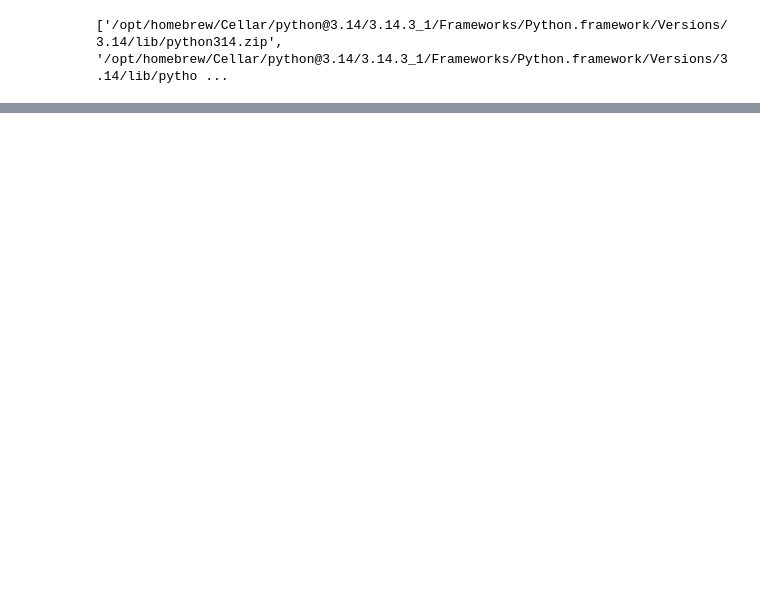
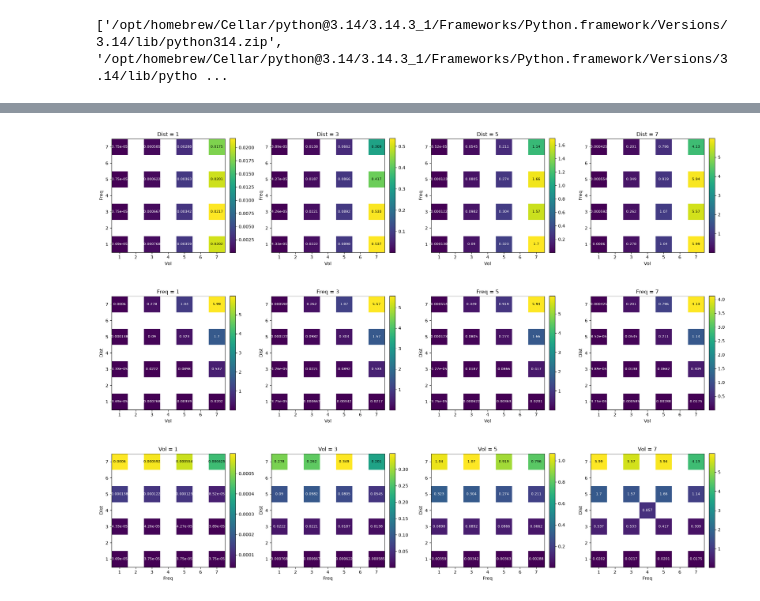
Before and after one commit to owenmeyer3/dsp-modeler, a Jupyter notebook: black_box/train/train_nb.ipynb, the cells around one changed output, grey strips where cells are left out. Saved outputs shown, nothing was run; the diff lists cells and outputs as text; code cells hidden in the pictures; blank space fills up the shorter version.

```diff
--- a/black_box/train/train_nb.ipynb
+++ b/black_box/train/train_nb.ipynb
@@ -55,0 +52,16 @@ RuntimeError: Parent directory /Users/owenmeyer/dsp-modeler/black-box/model/mode
+# %%
+rows = []
+for track in train_dataset:
+    row=[]
+    params = track[0][0].params
+    for p in param_names:
+        row.append(params[p])
+
+    gain = track.compute_wet_gain()
+    row.append(float(gain))
+
+    # noise_profile = track[0].noise_profile
+    # row.append[noise_profile[0][0]]
+
+
+    rows.append(row)
@@ -55,0 +88,66 @@ RuntimeError: Parent directory /Users/owenmeyer/dsp-modeler/black-box/model/mode
+# %%
+param_names = ['Dist', 'Freq', 'Vol']
+
+import numpy as np
+import matplotlib.pyplot as plt
+%matplotlib inline
+
+def plot_gain_grids(data, const_vals=(1, 3, 5, 7), grid_range=range(1, 8), save_path=None):
+    """
+    data: list of [param_1_val, param_2_val, param_3_val, gain_val] rows.
+    Row 0: param_1_val held constant per column -> axes (param_2_val, param_3_val)
+    Row 1: param_2_val held constant per column -> axes (param_1_val, param_3_val)
+    Row 2: param_3_val held constant per column -> axes (param_1_val, param_2_val)
+    save_path: if given, saves the figure to this path (e.g. 'gain_grids.png').
+    """
+    grid_range = list(grid_range)
+    n = len(grid_range)
+    idx = {v: i for i, v in enumerate(grid_range)}
+    param_names = ['Dist', 'Freq', 'Vol']
+
+    row_configs = [
+        (0, 1, 2),
+        (1, 0, 2),
+        (2, 0, 1),
+    ]
+
+    fig, axes = plt.subplots(3, len(const_vals), figsize=(5 * len(const_vals), 15))
+
+    for row, (const_idx, row_idx, col_idx) in enumerate(row_configs):
+        for col, const_v in enumerate(const_vals):
+            ax = axes[row, col]
+            grid = np.full((n, n), np.nan)
+            for r in data:
+                params, gain = r[:3], r[3]
+                if params[const_idx] != const_v:
+                    continue
+                rv, cv = params[row_idx], params[col_idx]
+                if rv in idx and cv in idx:
+                    grid[idx[rv], idx[cv]] = gain
+
+            im = ax.imshow(grid, cmap='viridis', origin='lower')
+            ax.set_xticks(range(n)); ax.set_xticklabels(grid_range)
+            ax.set_yticks(range(n)); ax.set_yticklabels(grid_range)
+            ax.set_xlabel(param_names[col_idx])
+            ax.set_ylabel(param_names[row_idx])
+            ax.set_title(f'{param_names[const_idx]} = {const_v}')
+
+            for i in range(n):
+                for j in range(n):
+                    val = grid[i, j]
+                    if not np.isnan(val):
+                        norm_val = im.norm(val)
+                        text_color = 'black' if norm_val > 0.5 else 'white'
+                        ax.text(j, i, f'{val:.3g}', ha='center', va='center',
+                                color=text_color, fontsize=8)
+
+            fig.colorbar(im, ax=ax, fraction=0.046, pad=0.04)
+
+    plt.tight_layout()
+    if save_path:
+        fig.savefig(save_path, dpi=130, bbox_inches='tight')
+    plt.show()
+
+plot_gain_grids(rows, const_vals=(1, 3, 5, 7), grid_range=range(1, 8), save_path='/home/ubuntu/dsp-modeler/black_box/train/viz/params.png')
+# %% [output]
+[figure, added]
```
Also changed, not shown: parts of 5 cells of this notebook, 7 other files.
